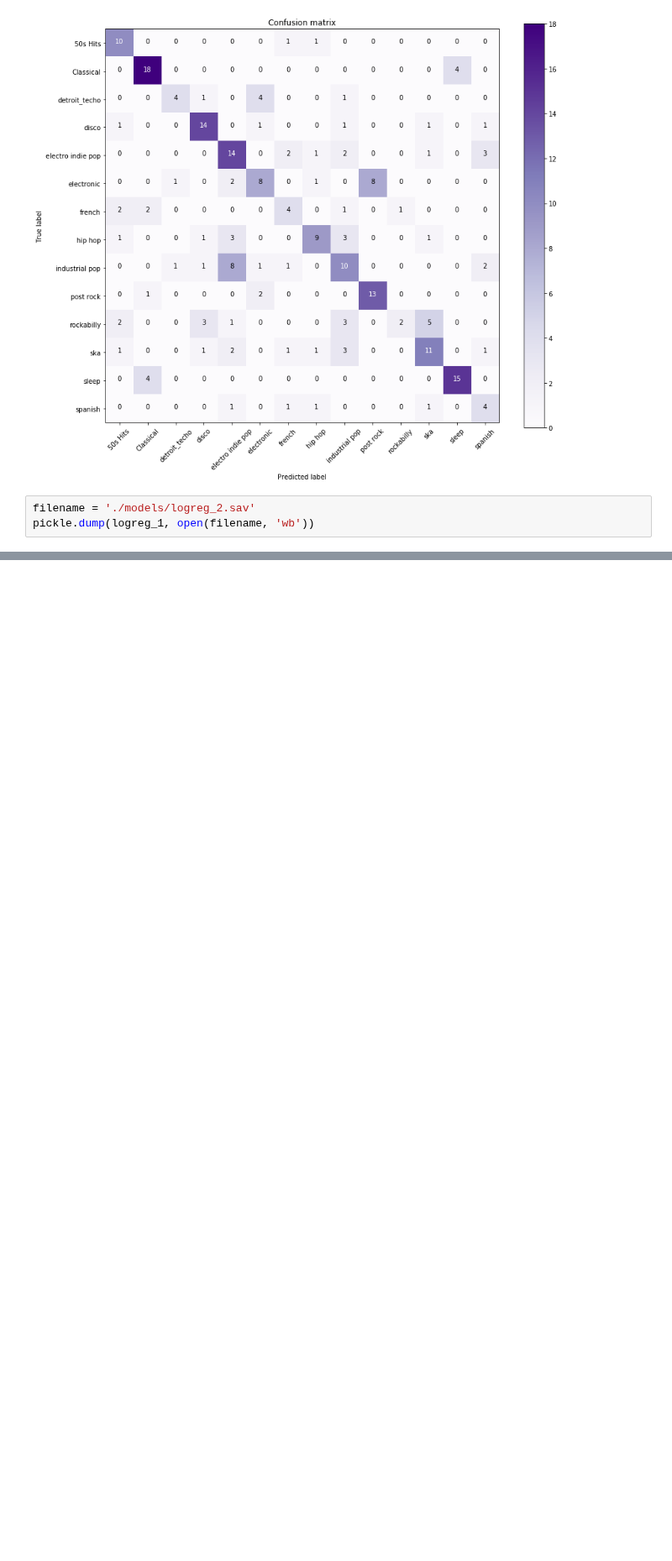
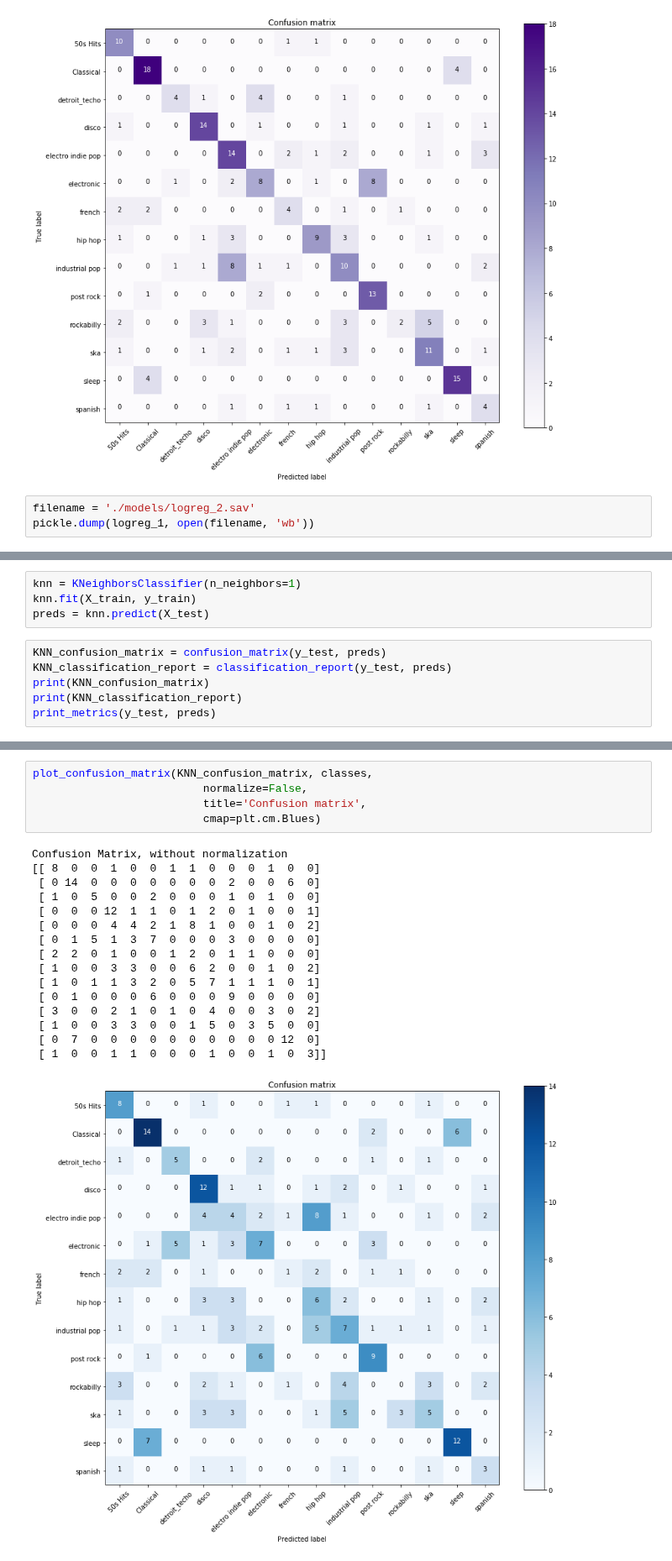
Before and after one commit to FinchMF/Classification_Models, a Jupyter notebook: Modeling.ipynb, the cells around one changed output, grey strips where cells are left out. Shown at 84% size. Drawn from its saved outputs; the diff is of its cells as text; blank space fills up the shorter version.

```diff
--- a/Modeling.ipynb
+++ b/Modeling.ipynb
@@ -977,0 +1110,10 @@ pickle.dump(logreg_1, open(filename, 'wb'))
+# %%
+knn = KNeighborsClassifier(n_neighbors=1)
+knn.fit(X_train, y_train)
+preds = knn.predict(X_test)
+# %%
+KNN_confusion_matrix = confusion_matrix(y_test, preds)
+KNN_classification_report = classification_report(y_test, preds)
+print(KNN_confusion_matrix)
+print(KNN_classification_report)
+print_metrics(y_test, preds)
@@ -977,0 +1159,22 @@ pickle.dump(logreg_1, open(filename, 'wb'))
+# %%
+plot_confusion_matrix(KNN_confusion_matrix, classes,
+                          normalize=False,
+                          title='Confusion matrix',
+                          cmap=plt.cm.Blues)
+# %% [output]
+Confusion Matrix, without normalization
+[[ 8  0  0  1  0  0  1  1  0  0  0  1  0  0]
+ [ 0 14  0  0  0  0  0  0  0  2  0  0  6  0]
+ [ 1  0  5  0  0  2  0  0  0  1  0  1  0  0]
+ [ 0  0  0 12  1  1  0  1  2  0  1  0  0  1]
+ [ 0  0  0  4  4  2  1  8  1  0  0  1  0  2]
+ [ 0  1  5  1  3  7  0  0  0  3  0  0  0  0]
+ [ 2  2  0  1  0  0  1  2  0  1  1  0  0  0]
+ [ 1  0  0  3  3  0  0  6  2  0  0  1  0  2]
+ [ 1  0  1  1  3  2  0  5  7  1  1  1  0  1]
+ [ 0  1  0  0  0  6  0  0  0  9  0  0  0  0]
+ [ 3  0  0  2  1  0  1  0  4  0  0  3  0  2]
+ [ 1  0  0  3  3  0  0  1  5  0  3  5  0  0]
+ [ 0  7  0  0  0  0  0  0  0  0  0  0 12  0]
+ [ 1  0  0  1  1  0  0  0  1  0  0  1  0  3]]
+[figure, added]
```
Also changed, not shown: parts of 67 cells of this notebook, 7 other files.
